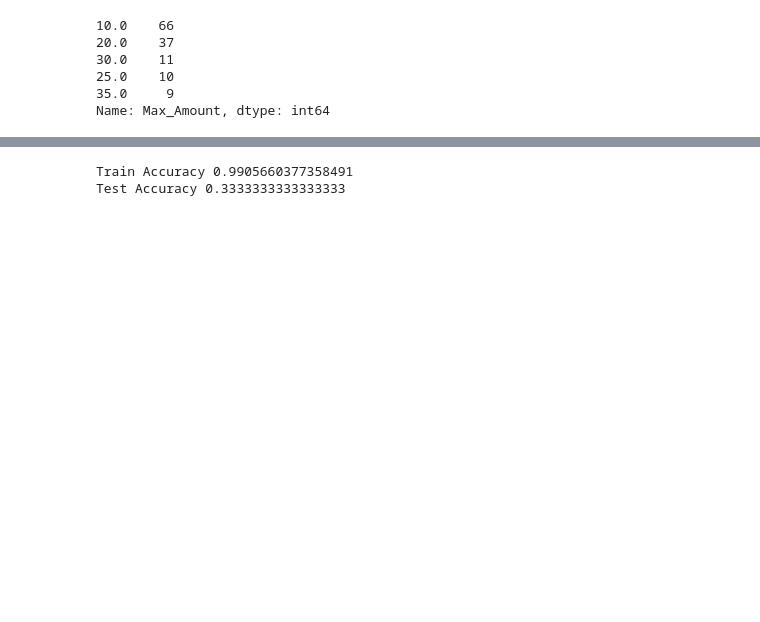
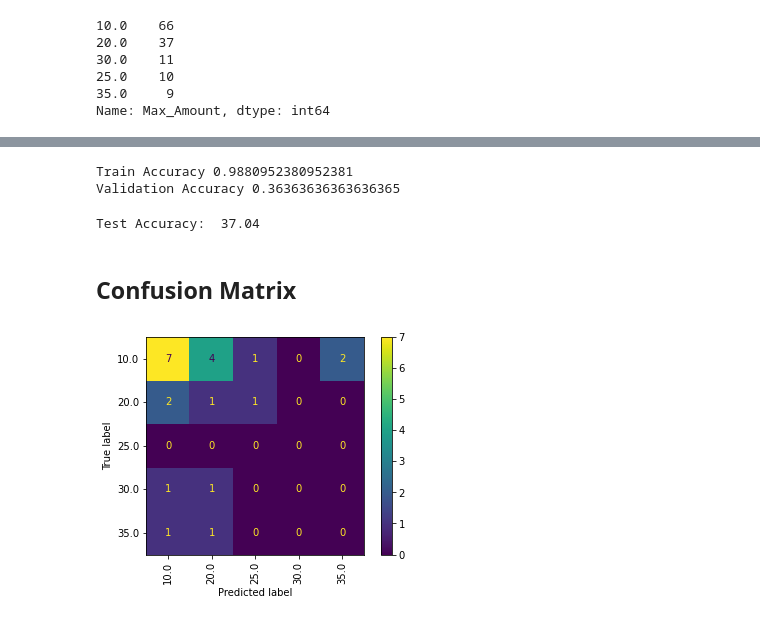
Before and after one commit to tatianaportsova/Illustrated_JS, a Jupyter notebook: Data_Wrangling.ipynb, the cells around one changed output, grey strips where cells are left out. Saved outputs shown, nothing was run; the diff lists cells and outputs as text; code cells hidden in the pictures; blank space fills up the shorter version.

Commit message:
Decision Tree Accuracy Score

```diff
--- a/Data_Wrangling.ipynb
+++ b/Data_Wrangling.ipynb
@@ -248,8 +199,7 @@ Name: Max_Amount, dtype: int64
 # %%
-from sklearn.model_selection import train_test_split
+# Split train into train & val
+train_data, test = train_test_split(data, train_size=0.80, test_size=0.20, random_state=42)
+train, val = train_test_split(train_data, train_size=0.80, test_size=0.20, random_state=42)
 
-# Split train into train & val
-train, test = train_test_split(data, train_size=0.80, test_size=0.20, random_state=42)
-
-train.shape, test.shape
+train.shape, val.shape, test.shape
 # %% [output]
@@ -277,5 +217,7 @@ features = ['Background_CS', 'Confidence_CS', 'Purchased', 'Learning_Style',
 # Arrange data into X features matrix and y target vector
 X_train = train[features]
 y_train = train[target]
+X_val = val[features]
+y_val = val[target]
 X_test = test[features]
 y_test = test[target]
@@ -284,11 +224,4 @@ y_test = test[target]
 # %%
-from sklearn.tree import DecisionTreeClassifier
-import category_encoders as ce
-from sklearn.impute import SimpleImputer
-from sklearn.linear_model import LogisticRegression
-from sklearn.pipeline import make_pipeline
-from sklearn.preprocessing import StandardScaler
-
 pipeline = make_pipeline(
     ce.OneHotEncoder(use_cat_names=True),
     SimpleImputer(strategy='mean'),
@@ -299,8 +232,8 @@ pipeline.fit(X_train, y_train)
 
 # Score on train, test
 print('Train Accuracy', pipeline.score(X_train, y_train))
-print('Test Accuracy', pipeline.score(X_test, y_test))
+print('Validation Accuracy', pipeline.score(X_val, y_val))
 # %% [output]
-Train Accuracy 0.9905660377358491
-Test Accuracy 0.3333333333333333
+Train Accuracy 0.9880952380952381
+Validation Accuracy 0.36363636363636365
 # %%
@@ -309,0 +243,19 @@ Test Accuracy 0.3333333333333333
+# %%
+def accuracy(true_labels, predicted_labels):
+    correct = 0
+    for i in range(0, len(true_labels)):
+        if true_labels[i] == predicted_labels[i]:
+            correct += 1
+    accuracy = correct/len(true_labels) * 100  #accuracy
+    return '%.2f' % accuracy
+
+print("Test Accuracy: ", accuracy(y, y_pred))
+# %% [output]
+Test Accuracy:  37.04
+# %% [markdown]
+## Confusion Matrix
+# %%
+from sklearn.metrics import plot_confusion_matrix
+plot_confusion_matrix(pipeline, X_val, y_val, values_format='.0f', xticks_rotation='vertical');
+# %% [output]
+[figure, added]
```
Also changed, not shown: parts of 43 cells of this notebook.
